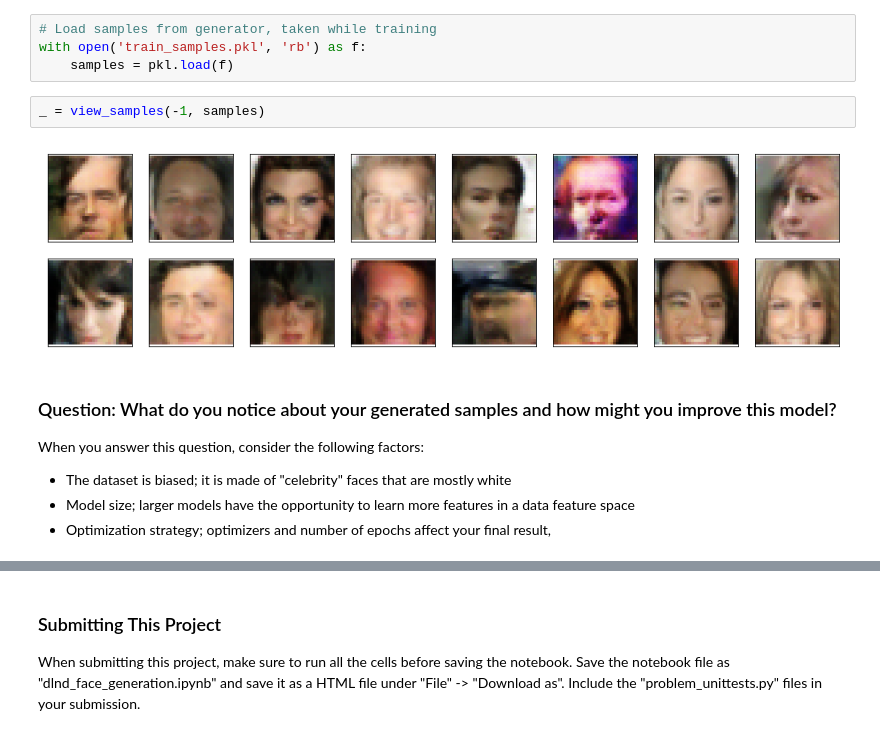
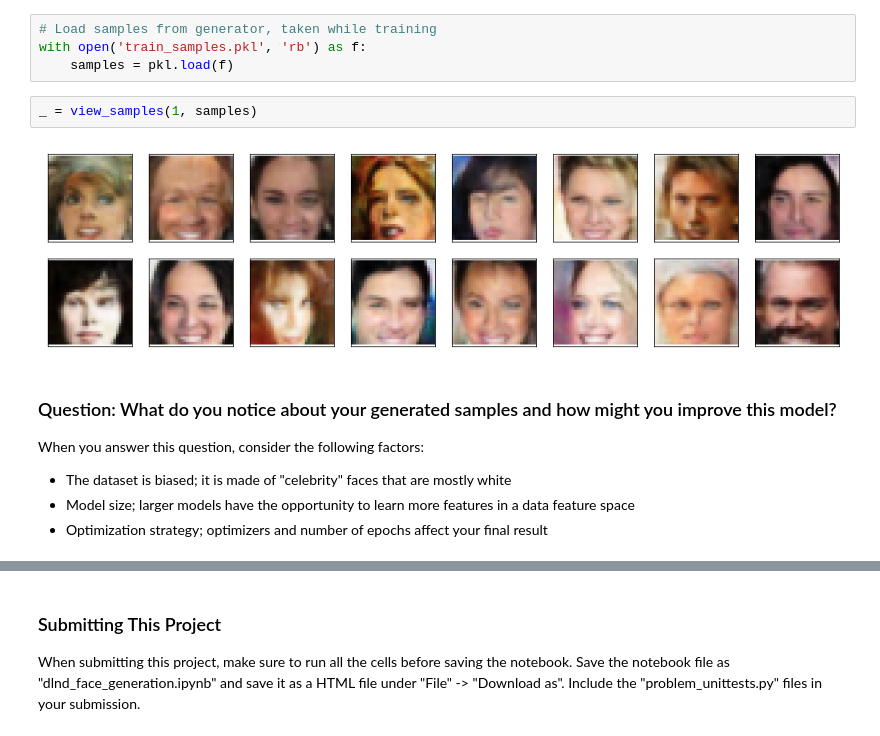
Before and after one commit to dissagaliyeva/deep_learning_projects, a Jupyter notebook: project-face-generation/dlnd_face_generation.ipynb, the cells around one changed output, grey strips where cells are left out. Saved outputs shown, nothing was run; the diff lists cells and outputs as text.

```diff
--- a/project-face-generation/dlnd_face_generation.ipynb
+++ b/project-face-generation/dlnd_face_generation.ipynb
@@ -671,12 +679,12 @@ def view_samples(epoch, samples):
 with open('train_samples.pkl', 'rb') as f:
     samples = pkl.load(f)
 # %%
-_ = view_samples(-1, samples)
+_ = view_samples(1, samples)
 # %% [output]
-[figure, old version]
+[figure, new version]
 # %% [markdown]
 ### Question: What do you notice about your generated samples and how might you improve this model?
 When you answer this question, consider the following factors:
 * The dataset is biased; it is made of "celebrity" faces that are mostly white
 * Model size; larger models have the opportunity to learn more features in a data feature space
-* Optimization strategy; optimizers and number of epochs affect your final result,
+* Optimization strategy; optimizers and number of epochs affect your final result
```
Also changed, not shown: parts of 17 cells of this notebook, 1 other file.
